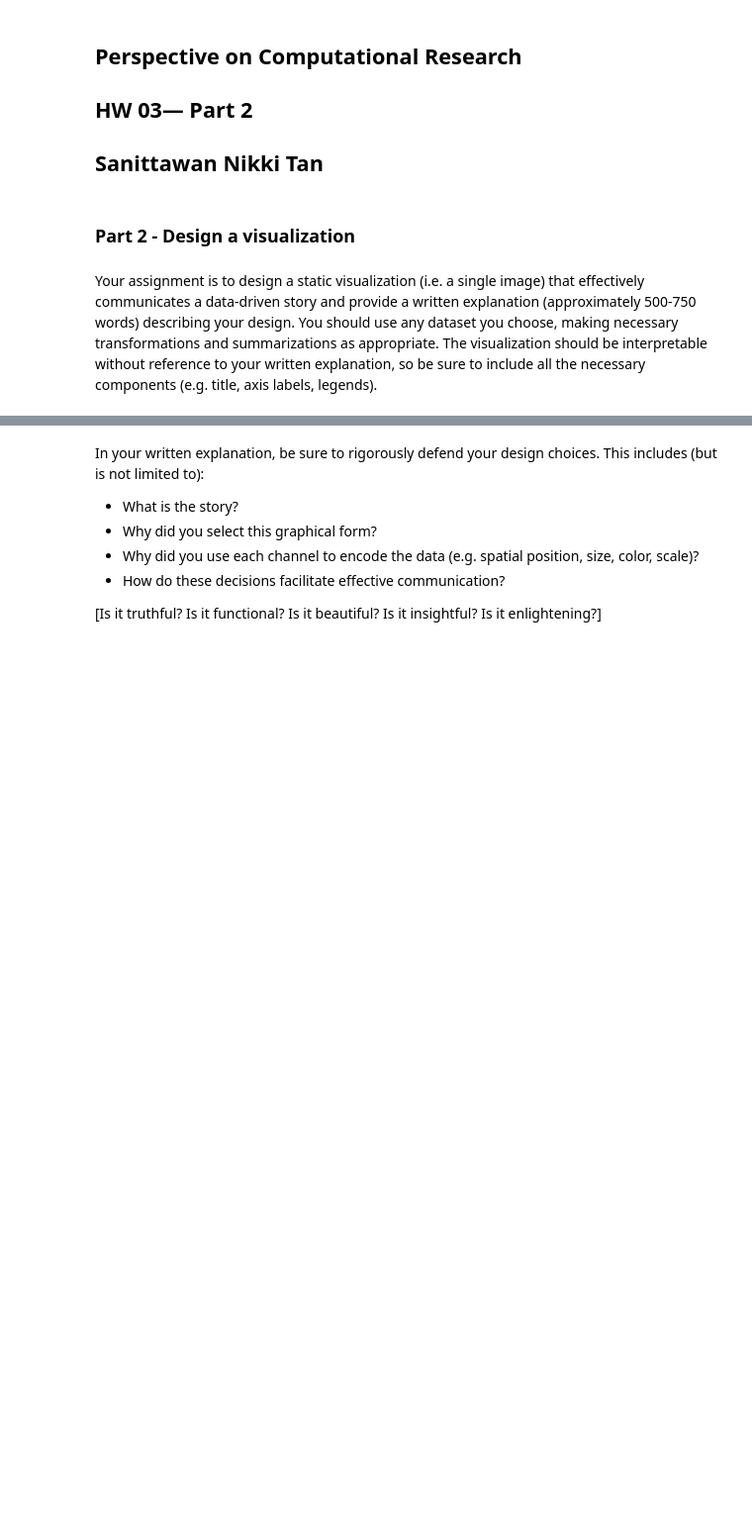
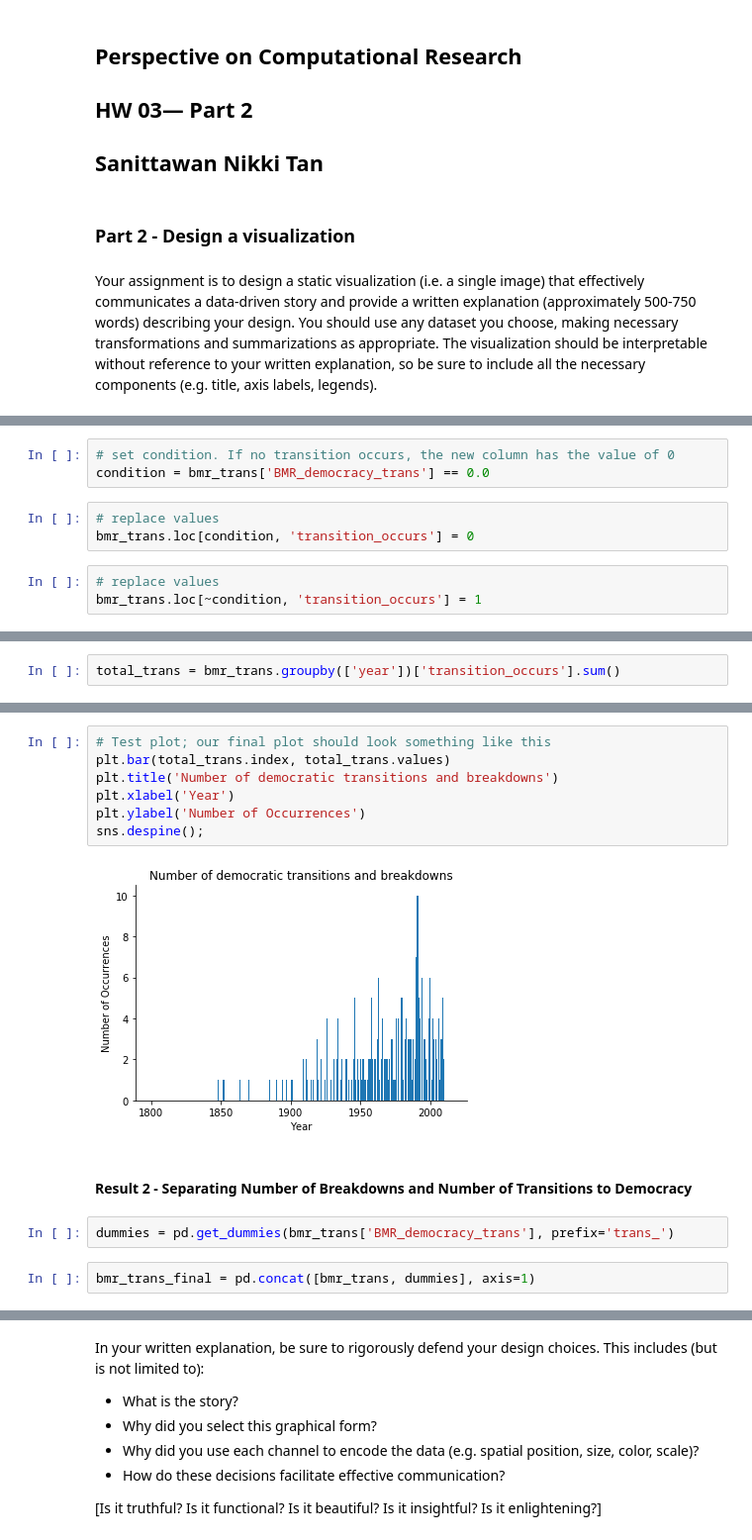
Before and after one commit to sanittawan/hw03-1, a Jupyter notebook: Tan_Sanittawan_hw03_part2.ipynb, the cells around one changed output, grey strips where cells are left out. Shown at 99% size. Drawn from its saved outputs; the diff is of its cells as text; blank space fills up the shorter version.

```diff
--- a/Tan_Sanittawan_hw03_part2.ipynb
+++ b/Tan_Sanittawan_hw03_part2.ipynb
@@ -10,0 +58,9 @@ Your assignment is to design a static visualization (i.e. a single image) that e
+# %%
+# set condition. If no transition occurs, the new column has the value of 0
+condition = bmr_trans['BMR_democracy_trans'] == 0.0
+# %%
+# replace values
+bmr_trans.loc[condition, 'transition_occurs'] = 0
+# %%
+# replace values
+bmr_trans.loc[~condition, 'transition_occurs'] = 1
@@ -10,0 +69,2 @@ Your assignment is to design a static visualization (i.e. a single image) that e
+# %%
+total_trans = bmr_trans.groupby(['year'])['transition_occurs'].sum()
@@ -10,0 +75,15 @@ Your assignment is to design a static visualization (i.e. a single image) that e
+# %%
+# Test plot; our final plot should look something like this
+plt.bar(total_trans.index, total_trans.values)
+plt.title('Number of democratic transitions and breakdowns')
+plt.xlabel('Year')
+plt.ylabel('Number of Occurrences')
+sns.despine();
+# %% [output]
+[figure, added]
+# %% [markdown]
+#### Result 2 - Separating Number of Breakdowns and Number of Transitions to Democracy
+# %%
+dummies = pd.get_dummies(bmr_trans['BMR_democracy_trans'], prefix='trans_')
+# %%
+bmr_trans_final = pd.concat([bmr_trans, dummies], axis=1)
```
Also changed, not shown: parts of 29 cells of this notebook, 1 other file.
